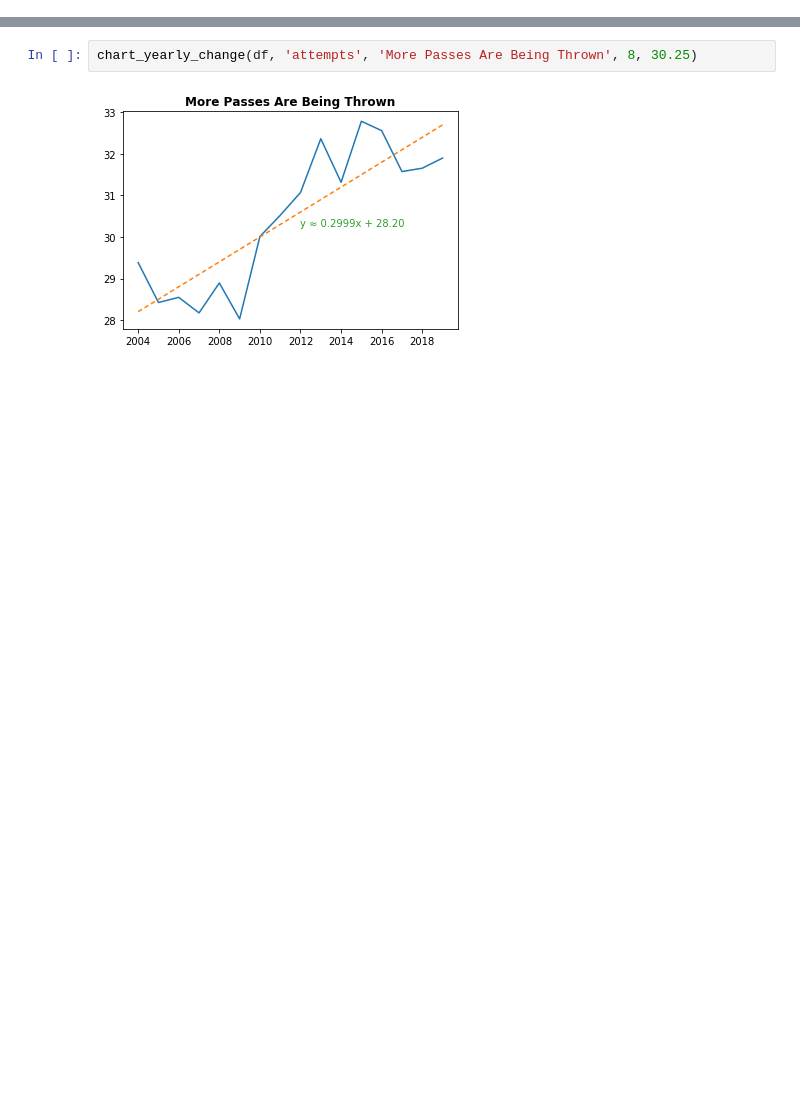
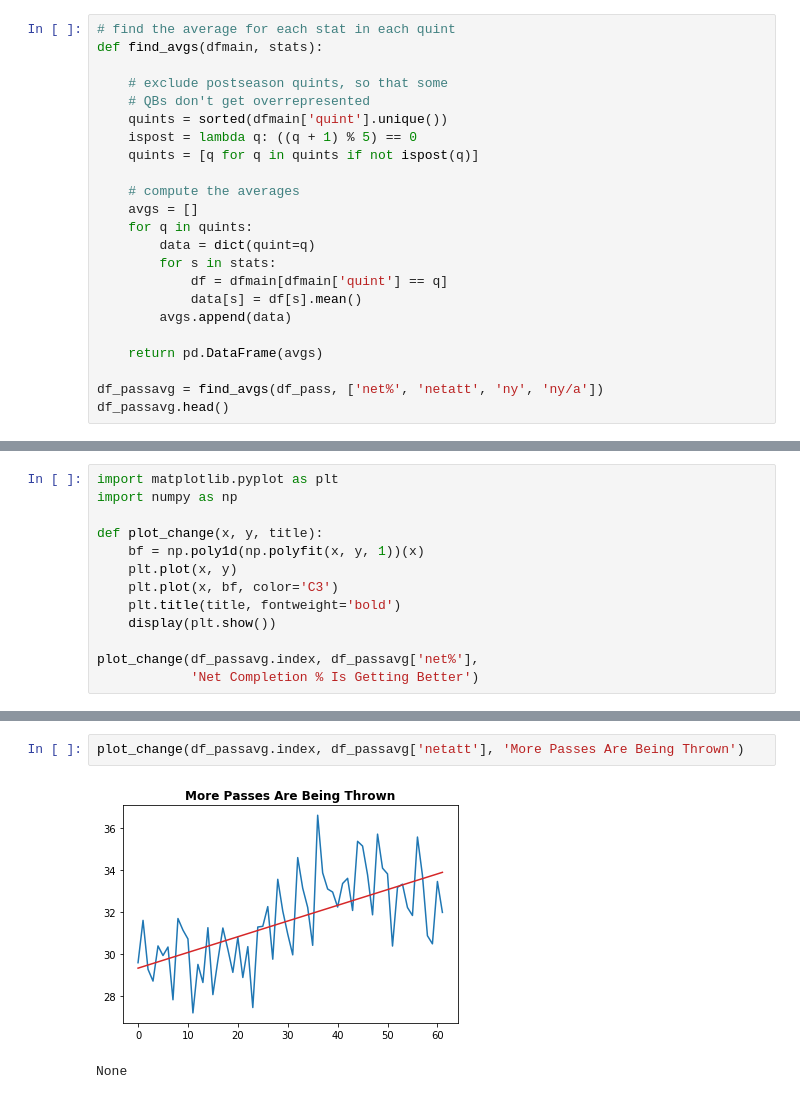
Before and after one commit to cshields143/qbcf, a Jupyter notebook: data-futzing/change-over-year.ipynb, the cells around one changed output, grey strips where cells are left out. Drawn from its saved outputs; the diff is of its cells as text; blank space fills up the shorter version.

```diff
--- a/data-futzing/change-over-year.ipynb
+++ b/data-futzing/change-over-year.ipynb
@@ -68,0 +32,23 @@ chart_yearly_change(df, 'cmp%', 'Completion Percentage Is Going Up', 4, 0.62)
+# %%
+# find the average for each stat in each quint
+def find_avgs(dfmain, stats):
+
+    # exclude postseason quints, so that some
+    # QBs don't get overrepresented
+    quints = sorted(dfmain['quint'].unique())
+    ispost = lambda q: ((q + 1) % 5) == 0
+    quints = [q for q in quints if not ispost(q)]
+
+    # compute the averages
+    avgs = []
+    for q in quints:
+        data = dict(quint=q)
+        for s in stats:
+            df = dfmain[dfmain['quint'] == q]
+            data[s] = df[s].mean()
+        avgs.append(data)
+
+    return pd.DataFrame(avgs)
+
+df_passavg = find_avgs(df_pass, ['net%', 'netatt', 'ny', 'ny/a'])
+df_passavg.head()
@@ -68,0 +82,13 @@ chart_yearly_change(df, 'cmp%', 'Completion Percentage Is Going Up', 4, 0.62)
+# %%
+import matplotlib.pyplot as plt
+import numpy as np
+
+def plot_change(x, y, title):
+    bf = np.poly1d(np.polyfit(x, y, 1))(x)
+    plt.plot(x, y)
+    plt.plot(x, bf, color='C3')
+    plt.title(title, fontweight='bold')
+    display(plt.show())
+
+plot_change(df_passavg.index, df_passavg['net%'],
+            'Net Completion % Is Getting Better')
@@ -69,4 +98,5 @@ chart_yearly_change(df, 'cmp%', 'Completion Percentage Is Going Up', 4, 0.62)
 # %%
-chart_yearly_change(df, 'attempts', 'More Passes Are Being Thrown', 8, 30.25)
+plot_change(df_passavg.index, df_passavg['netatt'], 'More Passes Are Being Thrown')
 # %% [output]
-[figure, old version]
+[figure, new version]
+None
```
Also changed, not shown: parts of 26 cells of this notebook, 14 other files.
